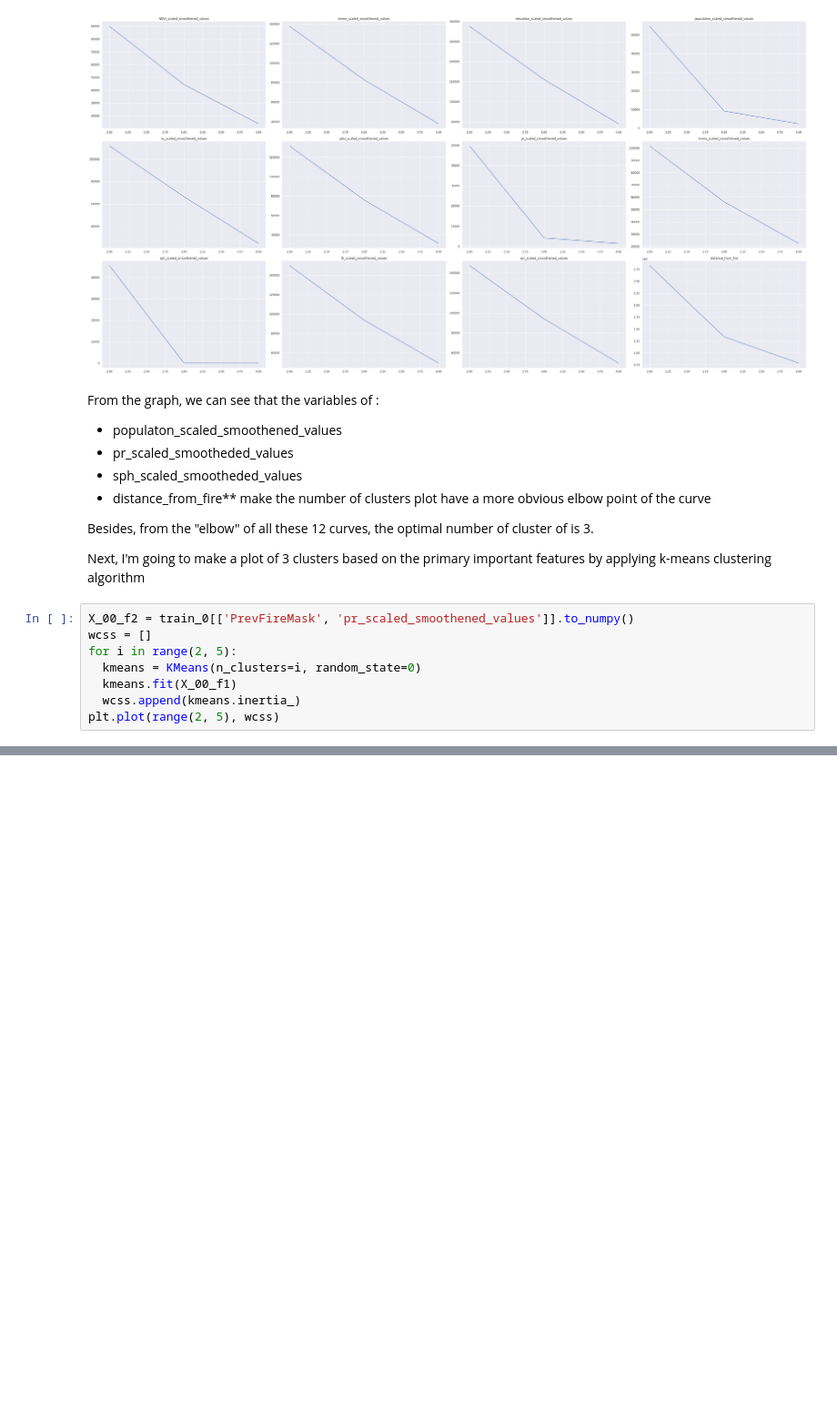
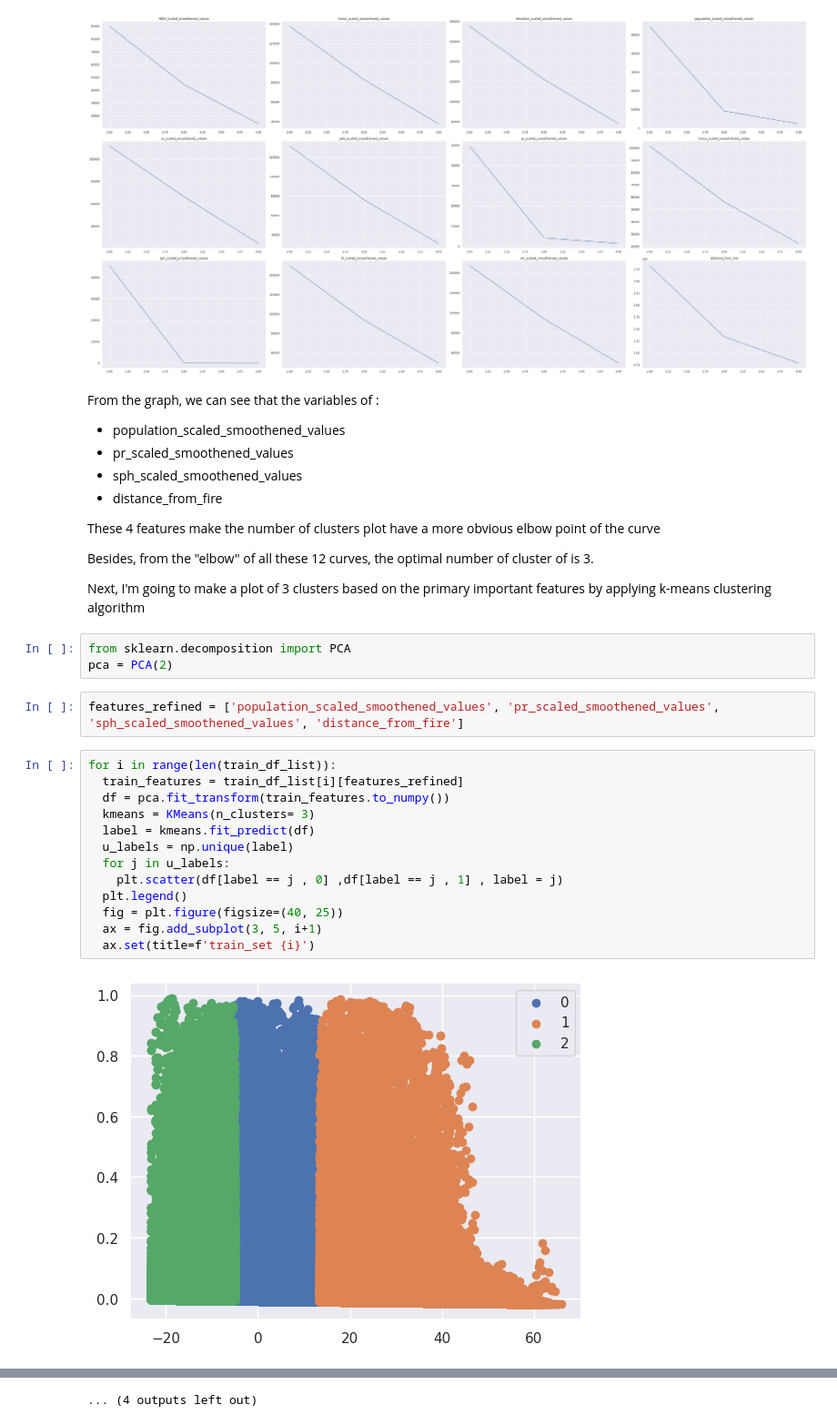
Before and after one commit to MapleWolfe/Milestone_2, a Jupyter notebook: k_means_clustering_sampling.ipynb, the cells around one changed output, grey strips where cells are left out. Shown at 91% size. Drawn from its saved outputs; the diff is of its cells as text; blank space fills up the shorter version.

```diff
--- a/k_means_clustering_sampling.ipynb
+++ b/k_means_clustering_sampling.ipynb
@@ -405,20 +405,34 @@ fig.tight_layout()
 [figure]
 # %% [markdown]
 From the graph, we can see that the variables of :<br>
-- populaton_scaled_smoothened_values
-- pr_scaled_smootheded_values
-- sph_scaled_smootheded_values
-- distance_from_fire** make the number of clusters plot have a more obvious
+- population_scaled_smoothened_values
+- pr_scaled_smoothened_values
+- sph_scaled_smoothened_values
+- distance_from_fire<br>
+
+These 4 features make the number of clusters plot have a more obvious
 elbow point of the curve
 
 Besides, from the "elbow" of all these 12 curves, the optimal number of cluster of is 3.
 
 Next, I'm going to make a plot of 3 clusters based on the primary important features by applying k-means clustering algorithm
-# %%
-X_00_f2 = train_0[['PrevFireMask', 'pr_scaled_smoothened_values']].to_numpy()
-wcss = []
-for i in range(2, 5):
-  kmeans = KMeans(n_clusters=i, random_state=0)
-  kmeans.fit(X_00_f1)
-  wcss.append(kmeans.inertia_)
-plt.plot(range(2, 5), wcss)
+# %%
+from sklearn.decomposition import PCA
+pca = PCA(2)
+# %%
+features_refined = ['population_scaled_smoothened_values', 'pr_scaled_smoothened_values', 'sph_scaled_smoothened_values', 'distance_from_fire']
+# %%
+for i in range(len(train_df_list)):
+  train_features = train_df_list[i][features_refined]
+  df = pca.fit_transform(train_features.to_numpy())
+  kmeans = KMeans(n_clusters= 3)
+  label = kmeans.fit_predict(df)
+  u_labels = np.unique(label)
+  for j in u_labels:
+    plt.scatter(df[label == j , 0] ,df[label == j , 1] , label = j)
+  plt.legend()
+  fig = plt.figure(figsize=(40, 25))
+  ax = fig.add_subplot(3, 5, i+1)
+  ax.set(title=f'train_set {i}')
+# %% [output]
+[figure, added]
@@ -424,0 +450 @@ plt.plot(range(2, 5), wcss)
+... (4 outputs left out)
```
Also changed, not shown: parts of 1 cell of this notebook.
